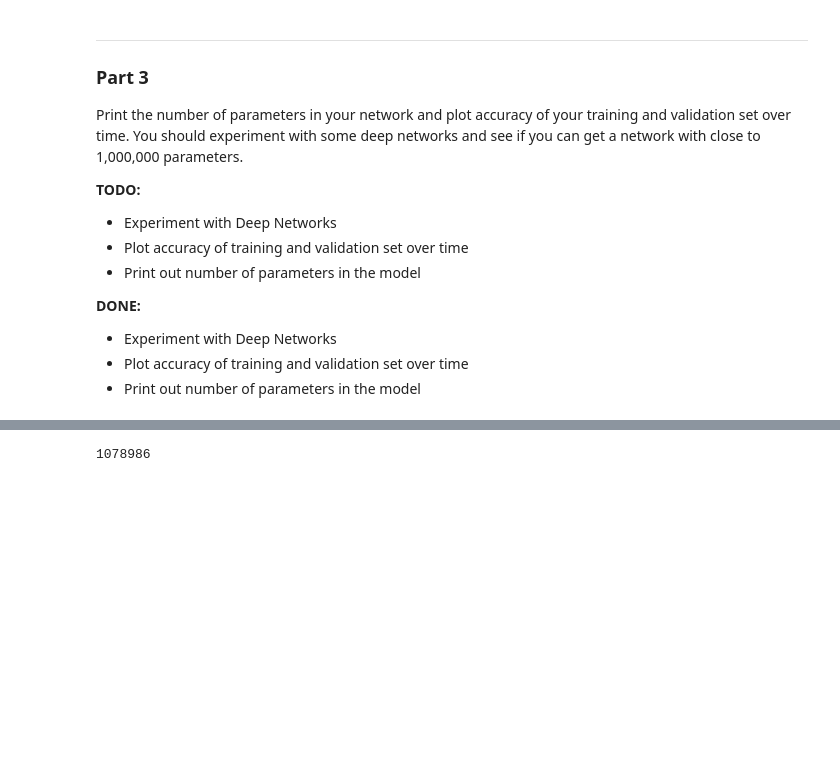
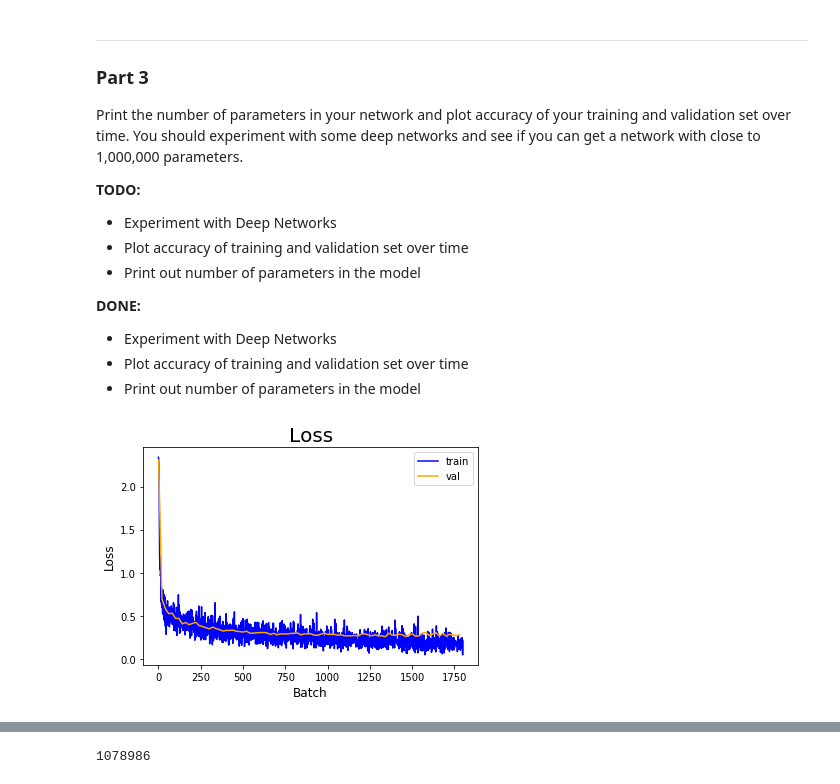
Before and after one commit to ALMerrill/cs474_labs_f2019, a Jupyter notebook: DL_Lab3.ipynb, the cells around one changed output, grey strips where cells are left out. Saved outputs shown, nothing was run; the diff lists cells and outputs as text; code cells hidden in the pictures; blank space fills up the shorter version.

```diff
--- a/DL_Lab3.ipynb
+++ b/DL_Lab3.ipynb
@@ -281,6 +284,18 @@ with close to 1,000,000 parameters.
 * Experiment with Deep Networks
 * Plot accuracy of training and validation set over time
 * Print out number of parameters in the model
+# %%
+
+a, b = zip(*validations)
+plt.plot(losses, color='blue', label='train')
+plt.plot(a,b, color='orange', label='val')
+plt.legend()
+plt.title('Loss', fontsize=20)
+plt.xlabel('Batch', fontsize=12)
+plt.ylabel('Loss', fontsize=12)
+plt.show()
+# %% [output]
+[figure, added]
 # %%
 a, b = zip(*val_acc)
 plt.plot(train_acc, color='blue', label='train')
```
Also changed, not shown: parts of 3 cells of this notebook.
